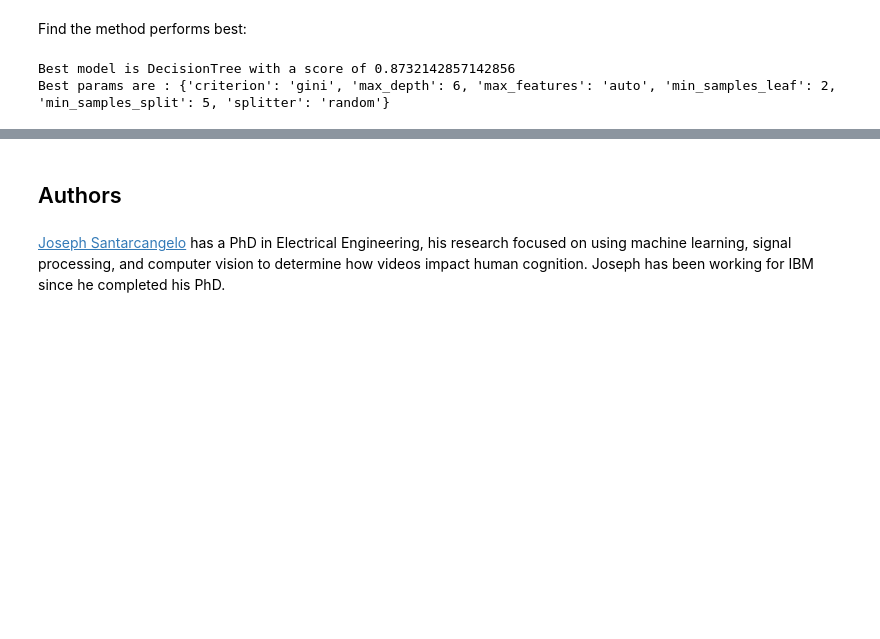
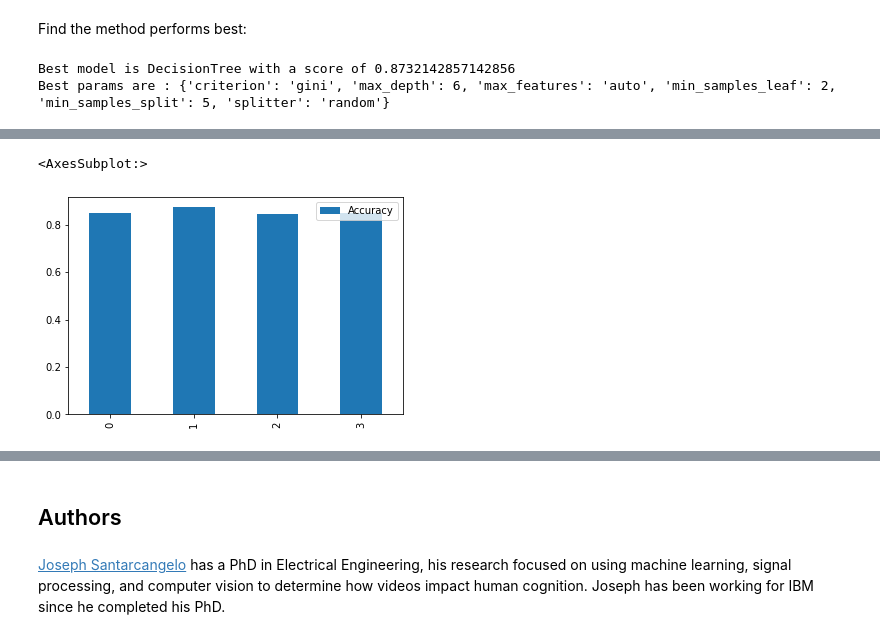
Before and after one commit to gkclement/IBMDataScienceProfessionalCetrificate, a Jupyter notebook: Machine Learning Prediction.ipynb, the cells around one changed output, grey strips where cells are left out. Saved outputs shown, nothing was run; the diff lists cells and outputs as text; code cells hidden in the pictures; blank space fills up the shorter version.

```diff
--- a/Machine Learning Prediction.ipynb
+++ b/Machine Learning Prediction.ipynb
@@ -389,3 +389,6 @@ if bestalgorithm == 'SupportVector':
 # %% [output]
 Best model is DecisionTree with a score of 0.8732142857142856
 Best params are : {'criterion': 'gini', 'max_depth': 6, 'max_features': 'auto', 'min_samples_leaf': 2, 'min_samples_split': 5, 'splitter': 'random'}
+# %%
+new = pd.DataFrame(models, index=[0])
+new
@@ -391,0 +398,3 @@ Best params are : {'criterion': 'gini', 'max_depth': 6, 'max_features': 'auto',
+# %%
+df_new= new.T
+df_new
@@ -391,0 +407,4 @@ Best params are : {'criterion': 'gini', 'max_depth': 6, 'max_features': 'auto',
+# %%
+df_new.reset_index(inplace=True)
+df_new.columns = ["Models", "Accuracy"]
+df_new
@@ -391,0 +417,5 @@ Best params are : {'criterion': 'gini', 'max_depth': 6, 'max_features': 'auto',
+# %%
+df_new.plot(kind="bar")
+# %% [output]
+<AxesSubplot:>
+[figure, added]
```
Also changed, not shown: parts of 6 cells of this notebook.
